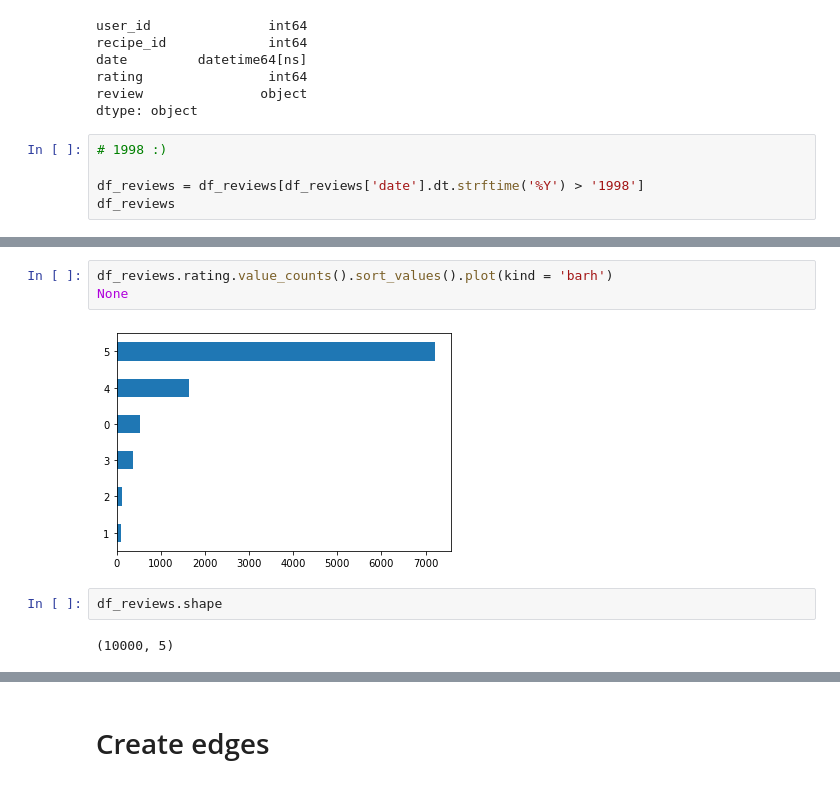
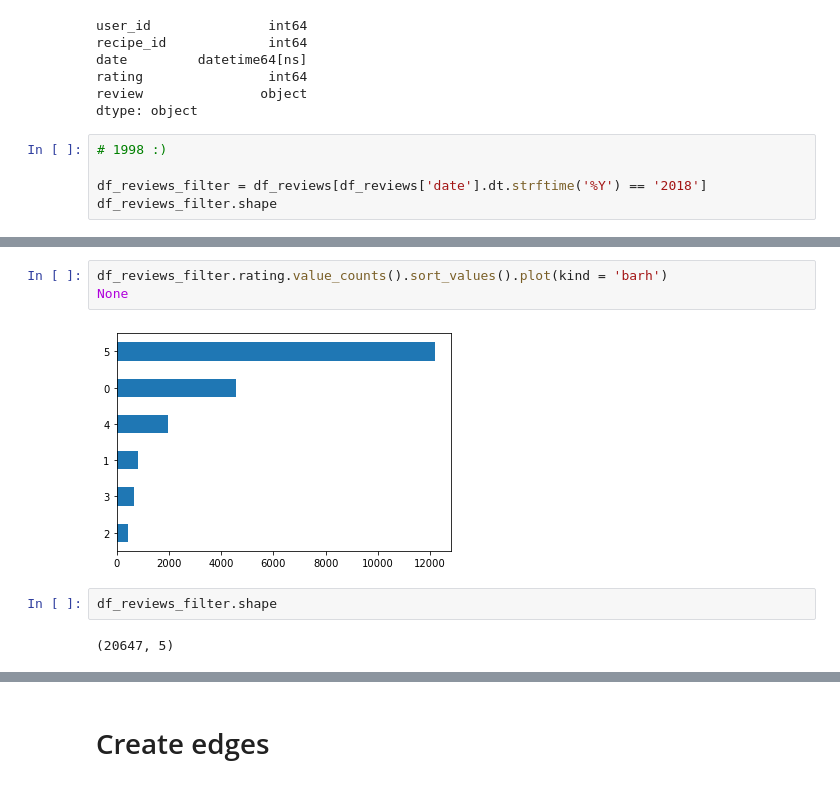
Before and after one commit to lucialarraona/finalproject_socialgraphs22, a Jupyter notebook: Notebooks/Recipes_graph.ipynb, the cells around one changed output, grey strips where cells are left out. Saved outputs shown, nothing was run; the diff lists cells and outputs as text.

```diff
--- a/Notebooks/Recipes_graph.ipynb
+++ b/Notebooks/Recipes_graph.ipynb
@@ -60,6 +64,6 @@ dtype: object
 # %%
 # 1998 :)
 
-df_reviews = df_reviews[df_reviews['date'].dt.strftime('%Y') > '1998']
-df_reviews
+df_reviews_filter = df_reviews[df_reviews['date'].dt.strftime('%Y') == '2018']
+df_reviews_filter.shape
 # %% [output]
@@ -79,9 +71,9 @@ df_reviews
 # %%
-df_reviews.rating.value_counts().sort_values().plot(kind = 'barh')
+df_reviews_filter.rating.value_counts().sort_values().plot(kind = 'barh')
 None
 # %% [output]
-[figure, old version]
+[figure, new version]
 # %%
-df_reviews.shape
+df_reviews_filter.shape
 # %% [output]
-(10000, 5)
+(20647, 5)
```
Also changed, not shown: parts of 13 cells of this notebook, 1 other file.
